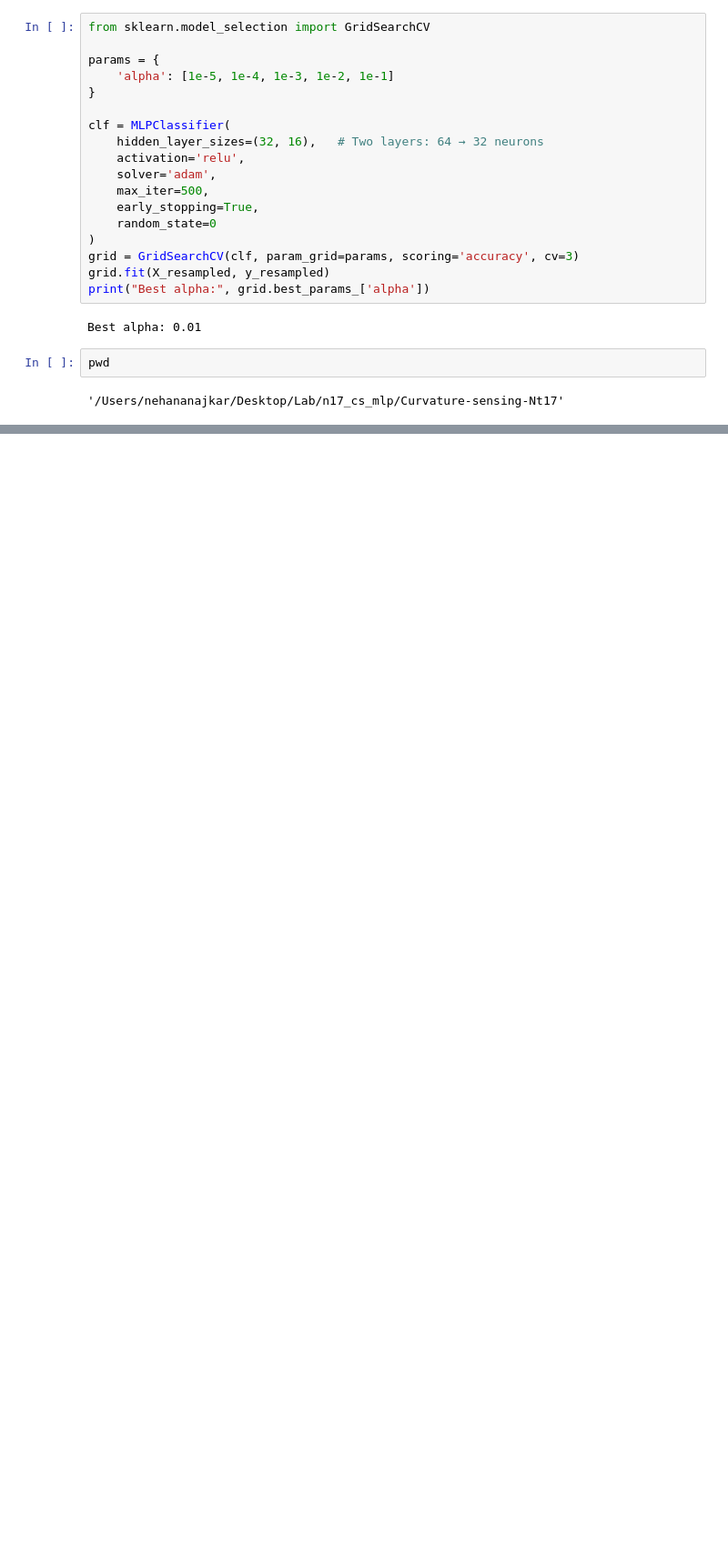
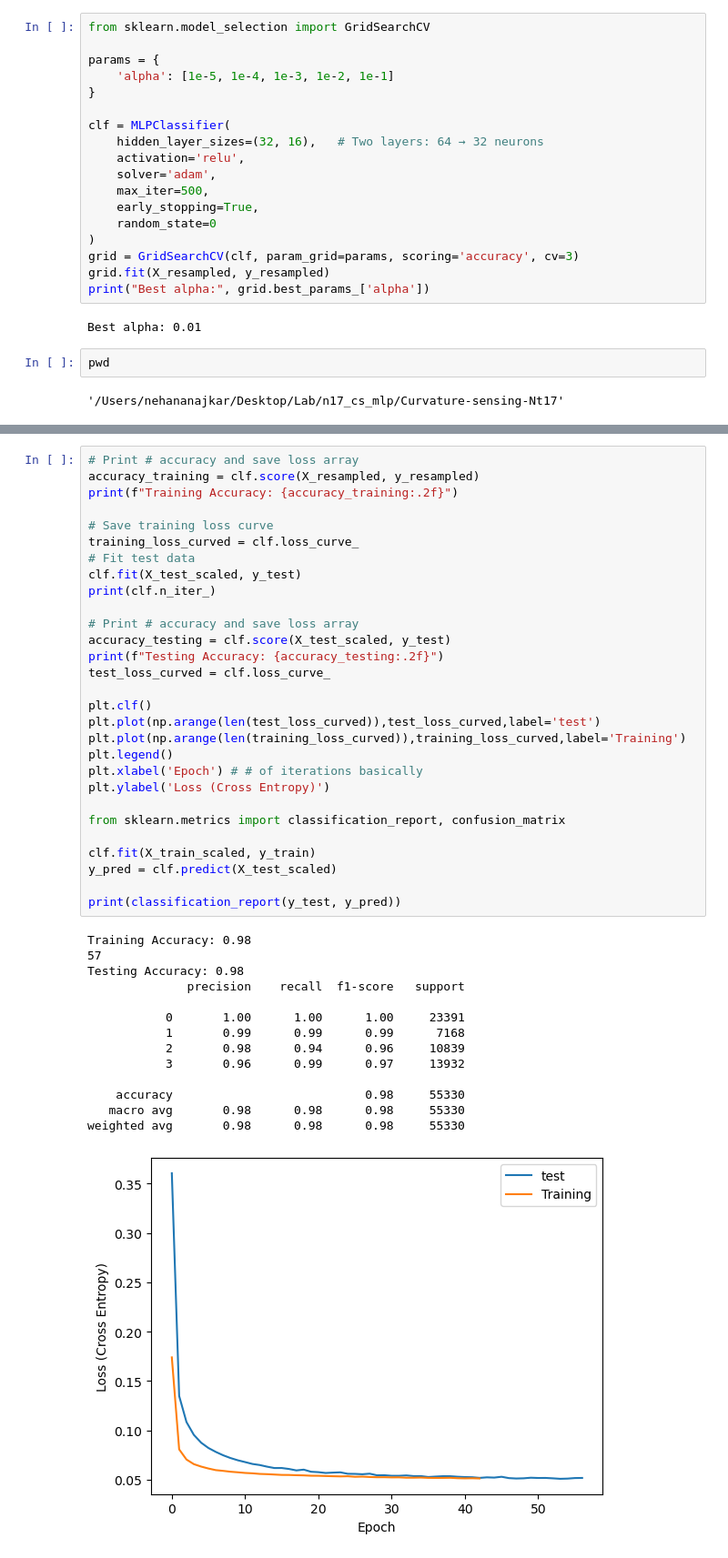
Before and after one commit to nanajkar/Curvature-sensing-Nt17, a Jupyter notebook: build_model.ipynb, the cells around one changed output, grey strips where cells are left out. Shown at 91% size. Drawn from its saved outputs; the diff is of its cells as text; blank space fills up the shorter version.

```diff
--- a/build_model.ipynb
+++ b/build_model.ipynb
@@ -309,0 +479,44 @@ pwd
+# %%
+# Print # accuracy and save loss array
+accuracy_training = clf.score(X_resampled, y_resampled)
+print(f"Training Accuracy: {accuracy_training:.2f}")
+
+# Save training loss curve
+training_loss_curved = clf.loss_curve_
+# Fit test data
+clf.fit(X_test_scaled, y_test)
+print(clf.n_iter_)
+
+# Print # accuracy and save loss array
+accuracy_testing = clf.score(X_test_scaled, y_test)
+print(f"Testing Accuracy: {accuracy_testing:.2f}")
+test_loss_curved = clf.loss_curve_
+
+plt.clf()
+plt.plot(np.arange(len(test_loss_curved)),test_loss_curved,label='test')
+plt.plot(np.arange(len(training_loss_curved)),training_loss_curved,label='Training')
+plt.legend()
+plt.xlabel('Epoch') # # of iterations basically
+plt.ylabel('Loss (Cross Entropy)')
+
+from sklearn.metrics import classification_report, confusion_matrix
+
+clf.fit(X_train_scaled, y_train)
+y_pred = clf.predict(X_test_scaled)
+
+print(classification_report(y_test, y_pred))
+# %% [output]
+Training Accuracy: 0.98
+57
+Testing Accuracy: 0.98
+              precision    recall  f1-score   support
+
+           0       1.00      1.00      1.00     23391
+           1       0.99      0.99      0.99      7168
+           2       0.98      0.94      0.96     10839
+           3       0.96      0.99      0.97     13932
+
+    accuracy                           0.98     55330
+   macro avg       0.98      0.98      0.98     55330
+weighted avg       0.98      0.98      0.98     55330
+[figure, added]
```
Also changed, not shown: parts of 42 cells of this notebook, 1 other file.
